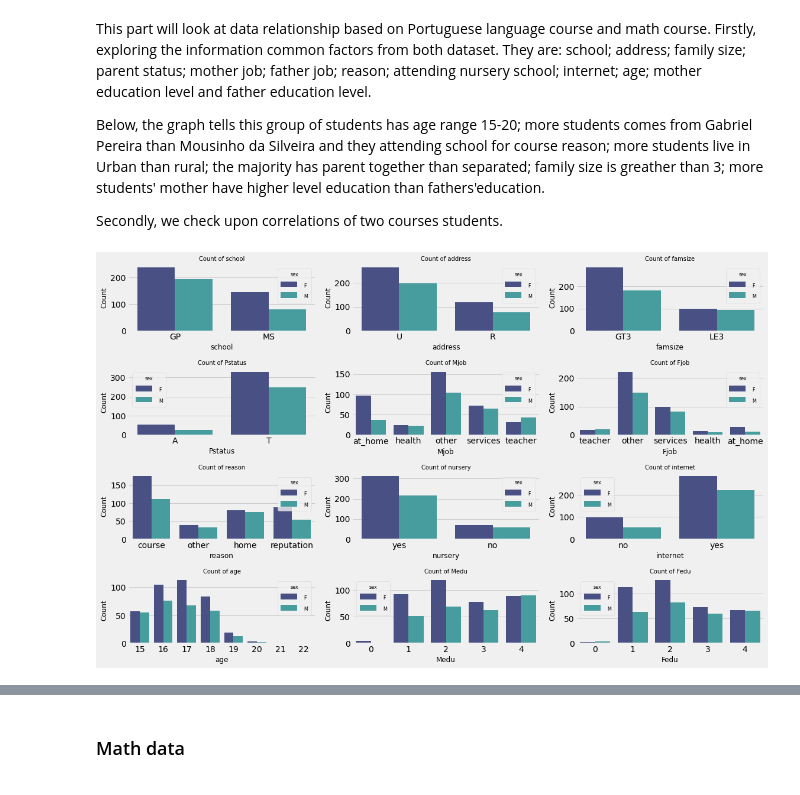
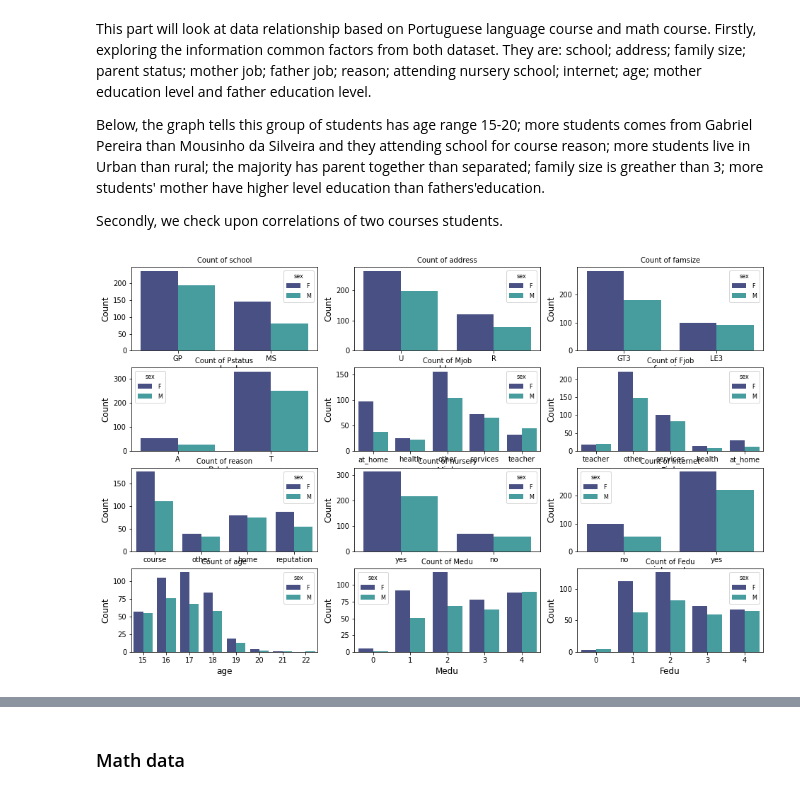
Before and after one commit to PaprikaSteiger/BigDataProject, a Jupyter notebook: BigDataProject-with EDA.ipynb, the cells around one changed output, grey strips where cells are left out. Saved outputs shown, nothing was run; the diff lists cells and outputs as text; code cells hidden in the pictures.

```diff
--- a/BigDataProject-with EDA.ipynb
+++ b/BigDataProject-with EDA.ipynb
@@ -149,22 +153,21 @@ Secondly, we check upon correlations of two courses students.
 # %%
 #counting plot of common factors for both dataset
 fig=plt.figure()
 
 cols=['school','address','famsize','Pstatus', 'Mjob','Fjob','reason','nursery','internet','age','Medu','Fedu']
 
 
 for i,col in enumerate(cols):
     fig.add_subplot(4,3,i+1)
-    fig.set_size_inches(16,)
+    fig.set_size_inches(16,10)
     ax = sns.countplot(x=col,data=data,palette="mako",hue='sex')
     plt.title(f'Count of {col}',fontsize=10)
     plt.xlabel(col,fontsize=12)
     plt.ylabel('Count',fontsize=12)
     plt.setp(ax.get_legend().get_texts(), fontsize='8')
     plt.setp(ax.get_legend().get_title(), fontsize='8')
-    plt.tight_layout()
 # %% [output]
-[figure, old version]
+[figure, new version]
 # %%
 #checking correlation for value from Port data
 corr=data.iloc[10:33,10:33].corr()
```
Also changed, not shown: parts of 24 cells of this notebook.
